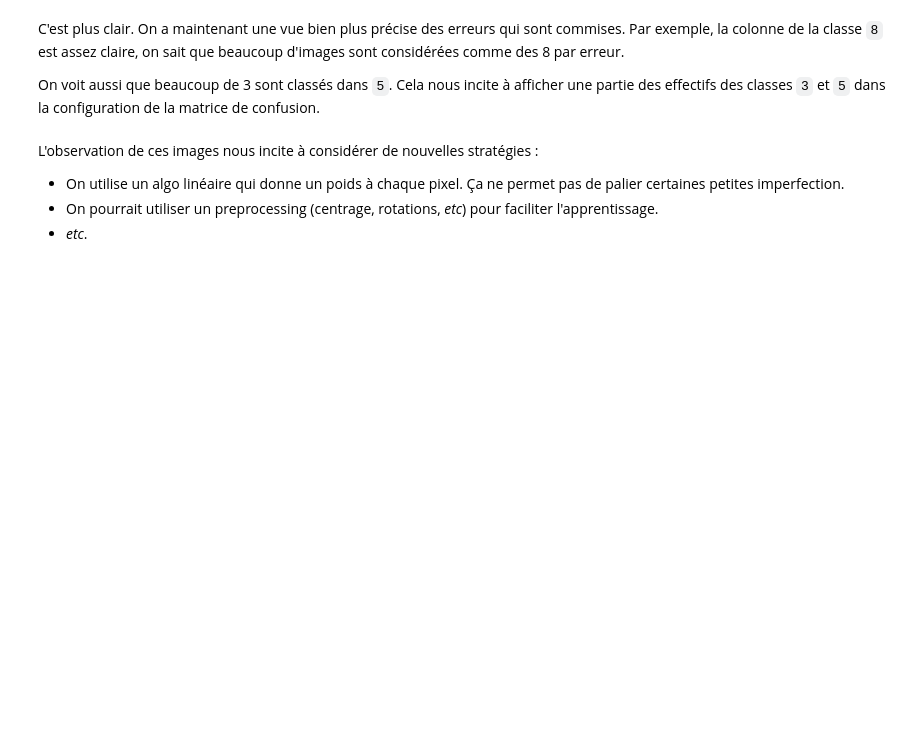
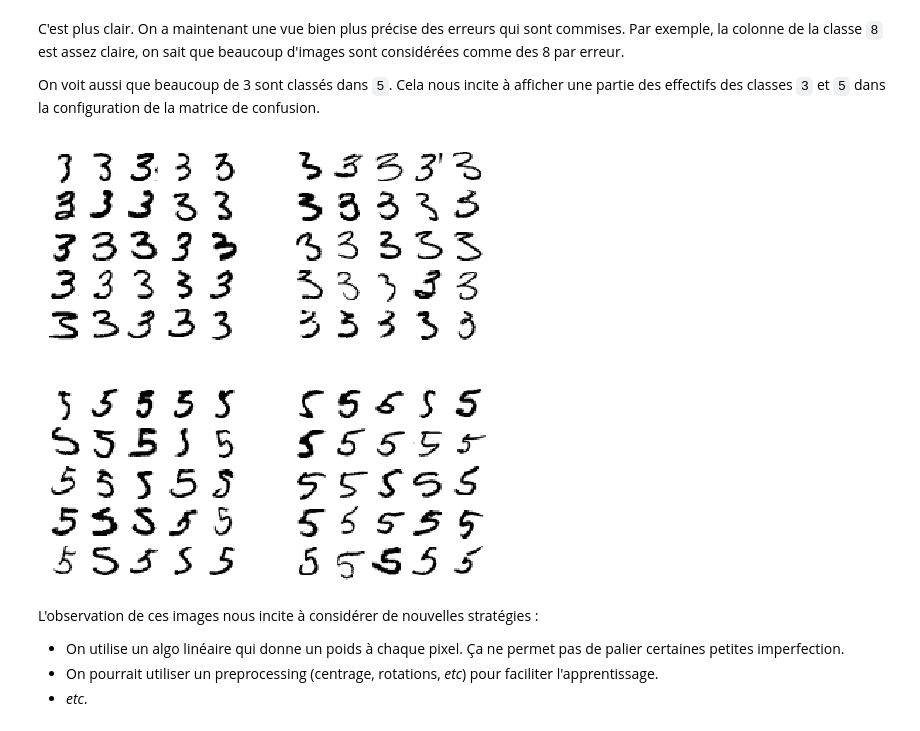
Before and after one commit to Cedric-M/Machine-Learning, a Jupyter notebook: WS 3.1 - Machine Learning.ipynb, the cells around one changed output. Cells and saved outputs as stored; diff of their text form; code cells hidden in the pictures; blank space fills up the shorter version.

```diff
--- a/WS 3.1 - Machine Learning.ipynb
+++ b/WS 3.1 - Machine Learning.ipynb
@@ -718,17 +737,19 @@ On voit aussi que beaucoup de 3 sont classés dans `5`. Cela nous incite à affi
 # %%
 cl_a, cl_b = 3, 5
 X_aa = X_train[(y_train == cl_a) & (y_train_pred == cl_a)]
 X_ab = X_train[(y_train == cl_a) & (y_train_pred == cl_b)]
 X_ba = X_train[(y_train == cl_b) & (y_train_pred == cl_a)]
 X_bb = X_train[(y_train == cl_b) & (y_train_pred == cl_b)]
 
 plt.figure(figsize=(8,8))
 plt.subplot(221); plot_digits(X_aa[:25], images_per_row=5)
 plt.subplot(222); plot_digits(X_ab[:25], images_per_row=5)
 plt.subplot(223); plot_digits(X_ba[:25], images_per_row=5)
 plt.subplot(224); plot_digits(X_bb[:25], images_per_row=5)
-save_fig("error_analysis_digits_plot")
+#save_fig("error_analysis_digits_plot")
 plt.show()
+# %% [output]
+[figure, added]
 # %% [markdown]
 L'observation de ces images nous incite à considérer de nouvelles stratégies :
 - On utilise un algo linéaire qui donne un poids à chaque pixel. Ça ne permet pas de palier certaines petites imperfection.
```
Also changed, not shown: parts of 12 cells of this notebook.
